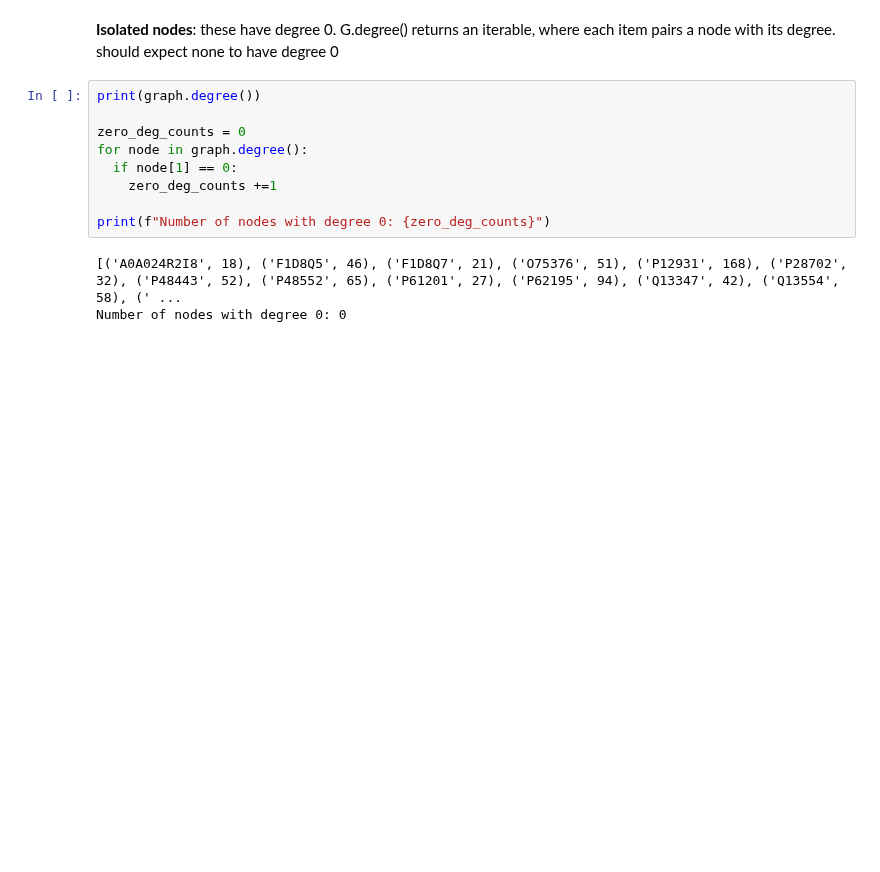
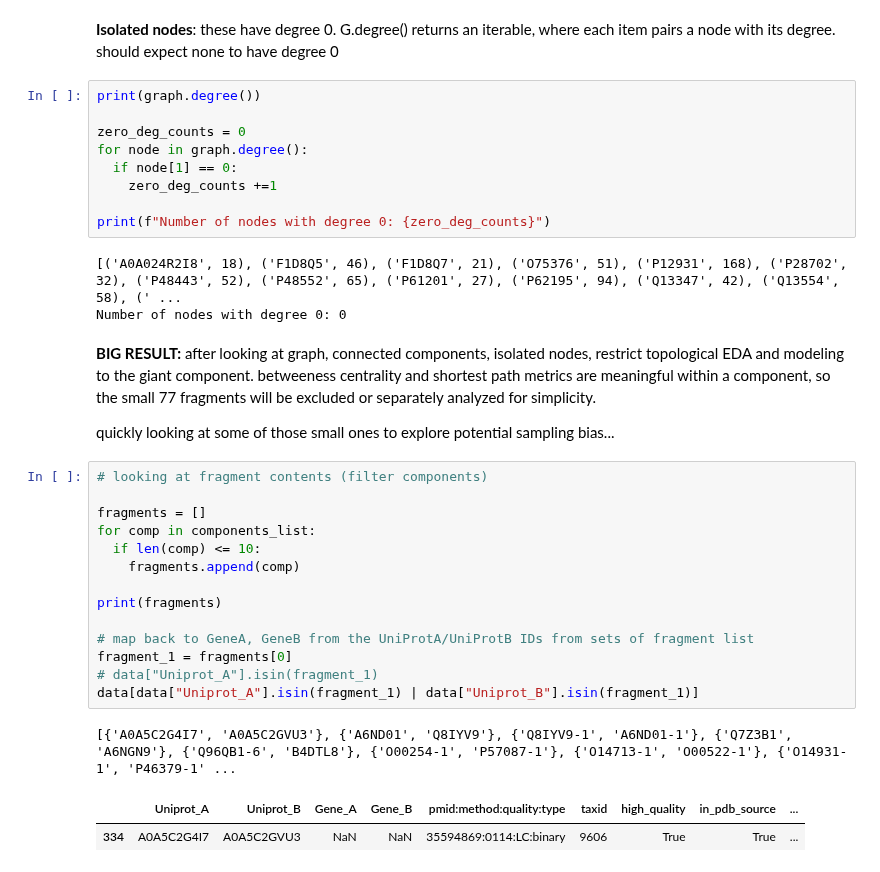
Before and after one commit to annaBANNANA6/protein-interaction-network, a Jupyter notebook: HINT_Exploration.ipynb, the cells around one changed output. Drawn from its saved outputs; the diff is of its cells as text; blank space fills up the shorter version.

```diff
--- a/HINT_Exploration.ipynb
+++ b/HINT_Exploration.ipynb
@@ -342,3 +347,25 @@ print(f"Number of nodes with degree 0: {zero_deg_counts}")
 # %% [output]
 [('A0A024R2I8', 18), ('F1D8Q5', 46), ('F1D8Q7', 21), ('O75376', 51), ('P12931', 168), ('P28702', 32), ('P48443', 52), ('P48552', 65), ('P61201', 27), ('P62195', 94), ('Q13347', 42), ('Q13554', 58), (' ...
 Number of nodes with degree 0: 0
+# %% [markdown]
+**BIG RESULT:** after looking at graph, connected components, isolated nodes, restrict topological EDA and modeling to the giant component. betweeness centrality and shortest path metrics are meaningful within a component, so the small 77 fragments will be excluded or separately analyzed for simplicity.
+
+quickly looking at some of those small ones to explore potential sampling bias...
+# %%
+# looking at fragment contents (filter components)
+
+fragments = []
+for comp in components_list:
+  if len(comp) <= 10:
+    fragments.append(comp)
+
+print(fragments)
+
+# map back to GeneA, GeneB from the UniProtA/UniProtB IDs from sets of fragment list
+fragment_1 = fragments[0]
+# data["Uniprot_A"].isin(fragment_1)
+data[data["Uniprot_A"].isin(fragment_1) | data["Uniprot_B"].isin(fragment_1)]
+# %% [output]
+[{'A0A5C2G4I7', 'A0A5C2GVU3'}, {'A6ND01', 'Q8IYV9'}, {'Q8IYV9-1', 'A6ND01-1'}, {'Q7Z3B1', 'A6NGN9'}, {'Q96QB1-6', 'B4DTL8'}, {'O00254-1', 'P57087-1'}, {'O14713-1', 'O00522-1'}, {'O14931-1', 'P46379-1' ...
+|  | Uniprot_A | Uniprot_B | Gene_A | Gene_B | pmid:method:quality:type | taxid | high_quality | in_pdb_source | ... |
+| 334 | A0A5C2G4I7 | A0A5C2GVU3 | NaN | NaN | 35594869:0114:LC:binary | 9606 | True | True | ... |
```
Also changed, not shown: parts of 13 cells of this notebook.
